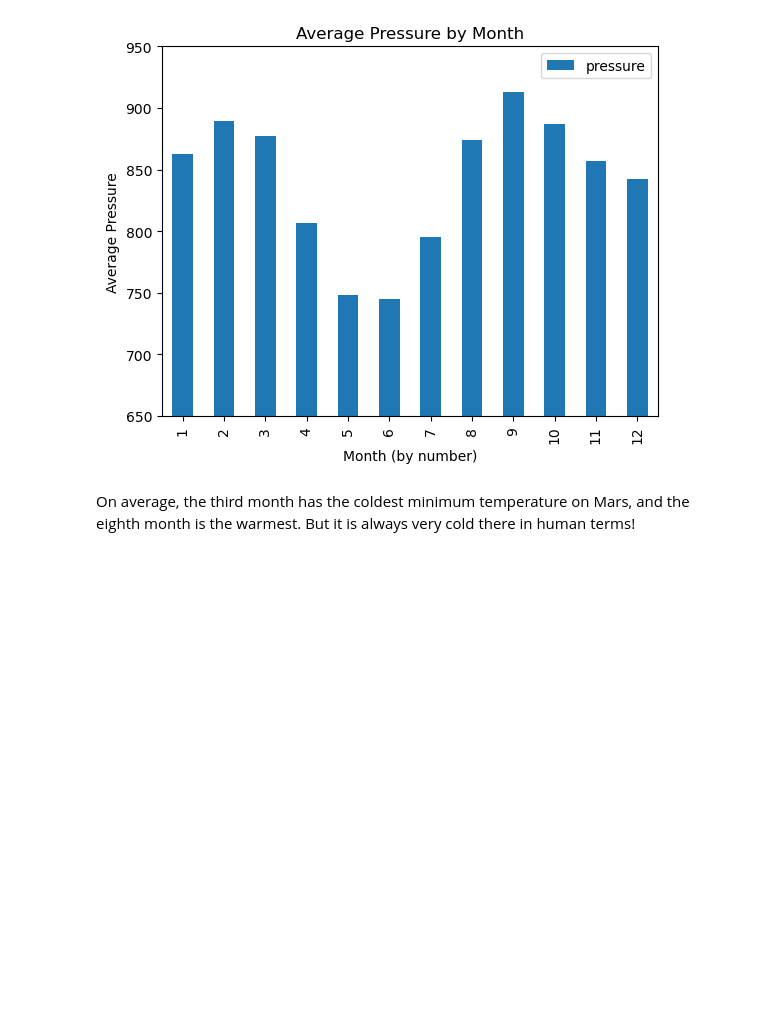
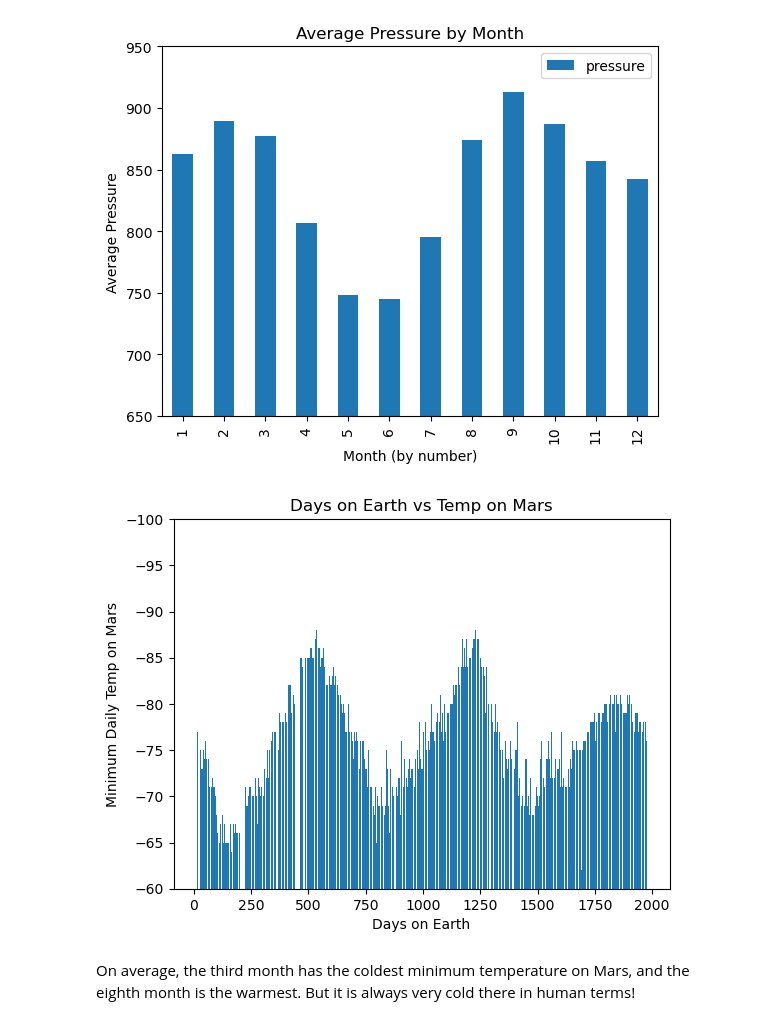
Before and after one commit to Pazz0/Mission-to-Mars, a Jupyter notebook: part_2_mars_weather.ipynb, the cells around one changed output. Drawn from its saved outputs; the diff is of its cells as text; code cells hidden in the pictures; blank space fills up the shorter version.

Commit message:
charted and completed total martian days on day in earth

```diff
--- a/part_2_mars_weather.ipynb
+++ b/part_2_mars_weather.ipynb
@@ -275,0 +273,16 @@ plt.show()
+# %%
+# 5. How many terrestrial (earth) days are there in a Martian year?
+#checking temperature to gauge a turn of the sun and compare to earth days
+
+plt.bar(df['sol'],df['min_temp'])
+
+# Titles and axis
+plt.title('Days on Earth vs Temp on Mars')
+plt.xlabel("Days on Earth")
+plt.ylabel("Minimum Daily Temp on Mars")
+
+plt.ylim(-60,-100)
+
+plt.show()
+# %% [output]
+[figure, added]
```
Also changed, not shown: parts of 5 cells of this notebook, 2 other files.
